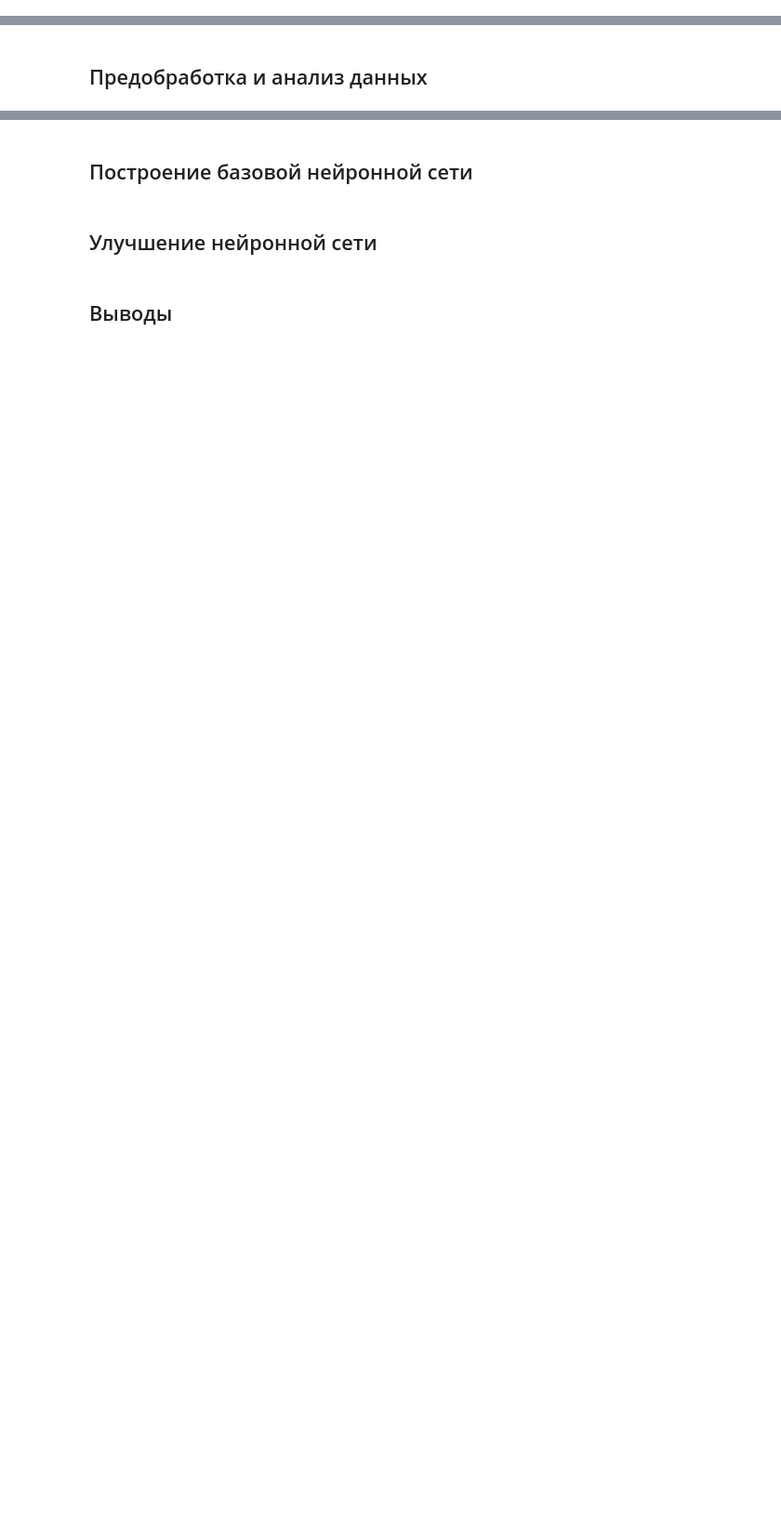
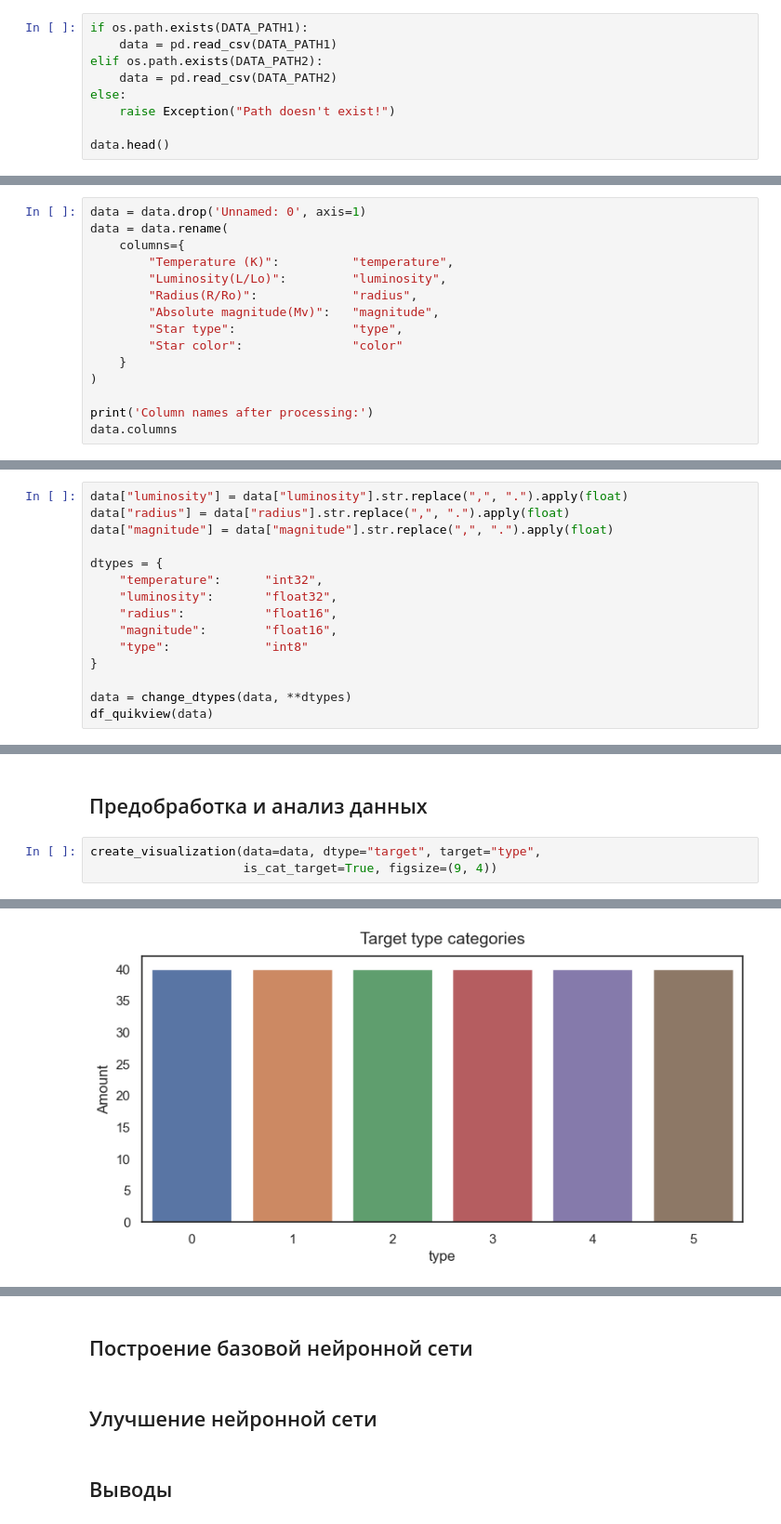
Before and after one commit to AdamCage/star_temperature_prediction_with_pytorch, a Jupyter notebook: star_temperature_prediction.ipynb, the cells around one changed output, grey strips where cells are left out. Shown at 93% size. Cells and saved outputs as stored; diff of their text form; blank space fills up the shorter version.

Commit message:
loading data & eda

```diff
--- a/star_temperature_prediction.ipynb
+++ b/star_temperature_prediction.ipynb
@@ -107,2 +402,11 @@
 # %% [markdown]
 ## Загрузка данных
+# %%
+if os.path.exists(DATA_PATH1):
+    data = pd.read_csv(DATA_PATH1)
+elif os.path.exists(DATA_PATH2):
+    data = pd.read_csv(DATA_PATH2)
+else:
+    raise Exception("Path doesn't exist!")
+
+data.head()
@@ -108,0 +436,15 @@
+# %%
+data = data.drop('Unnamed: 0', axis=1)
+data = data.rename(
+    columns={
+        "Temperature (K)":          "temperature",
+        "Luminosity(L/Lo)":         "luminosity",
+        "Radius(R/Ro)":             "radius",
+        "Absolute magnitude(Mv)":   "magnitude",
+        "Star type":                "type",
+        "Star color":               "color"
+    }
+)
+
+print('Сolumn names after processing:')
+data.columns
@@ -108,0 +454,15 @@
+# %%
+data["luminosity"] = data["luminosity"].str.replace(",", ".").apply(float)
+data["radius"] = data["radius"].str.replace(",", ".").apply(float)
+data["magnitude"] = data["magnitude"].str.replace(",", ".").apply(float)
+
+dtypes = {
+    "temperature":      "int32",
+    "luminosity":       "float32",
+    "radius":           "float16",
+    "magnitude":        "float16",
+    "type":             "int8"
+}
+
+data = change_dtypes(data, **dtypes)
+df_quikview(data)
@@ -109,2 +487,6 @@
 # %% [markdown]
 ## Предобработка и анализ данных
+# %%
+create_visualization(data=data, dtype="target", target="type",
+                     is_cat_target=True, figsize=(9, 4))
+# %% [output]
@@ -110,0 +496 @@
+[figure, added]
```
Also changed, not shown: parts of 14 cells of this notebook, 1 other file.
